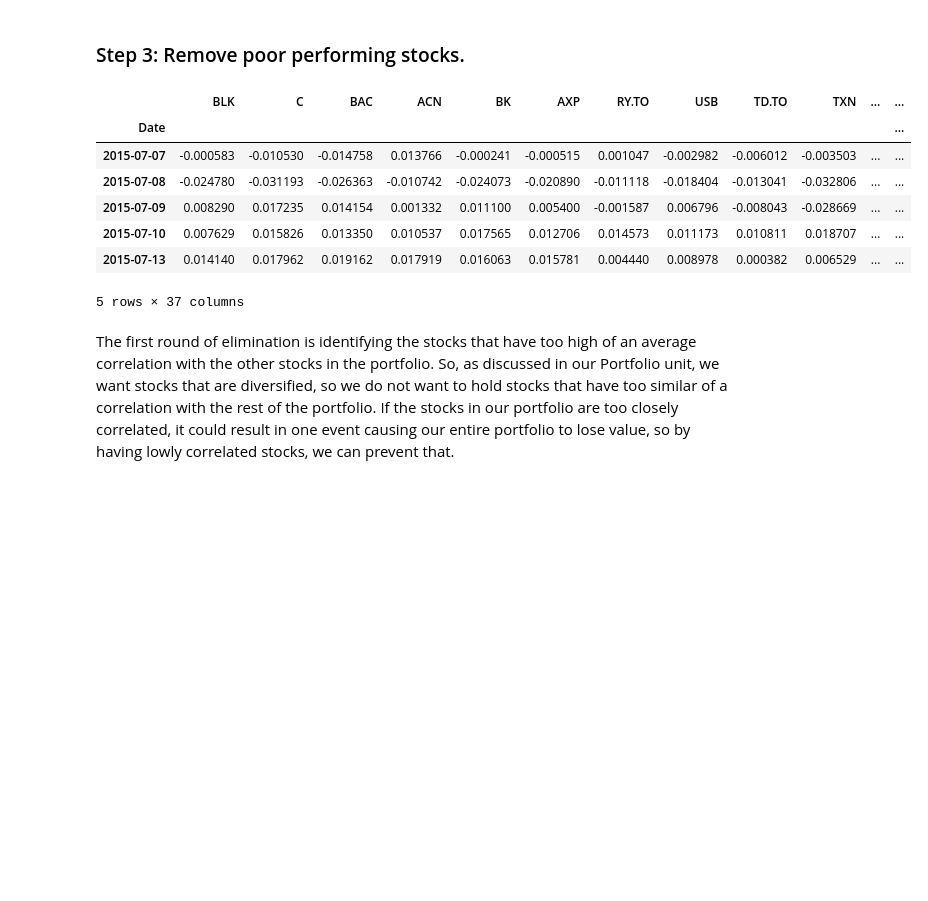
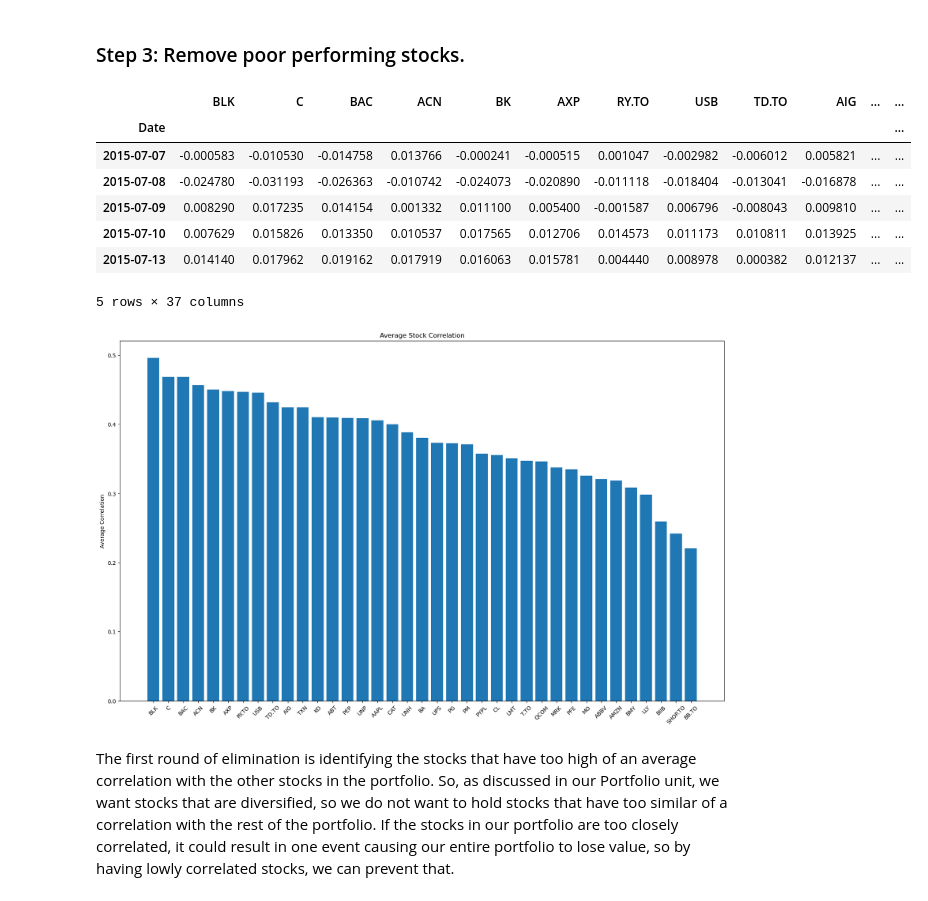
Before and after one commit to JasonLi14/Portfolio-Analyzer, a Jupyter notebook: Team_02_Assignment.ipynb, the cells around one changed output. Cells and saved outputs as stored; diff of their text form; code cells hidden in the pictures; blank space fills up the shorter version.

```diff
--- a/Team_02_Assignment.ipynb
+++ b/Team_02_Assignment.ipynb
@@ -303,6 +303,14 @@ def correlation_filter(prices: pd.DataFrame, max_corr: float):
         avg_corr_df.loc[i, 'Correlation'] = correlations.loc[i].mean()
 
     avg_corr_df = avg_corr_df.sort_values('Correlation', ascending = False)
+
+    fig, ax = plt.subplots()
+    fig.set_size_inches(20, 12)
+    bar_container = ax.bar(avg_corr_df.index, avg_corr_df.Correlation)
+    ax.set(ylabel='Average Correlation', title='Average Stock Correlation')
+
+    ax.set_xticks = avg_corr_df.index
+    ax.set_xticklabels(avg_corr_df.index, rotation=45)
 
     #display(avg_corr_df)
 
@@ -314,41 +322,42 @@ def correlation_filter(prices: pd.DataFrame, max_corr: float):
     while i < len(avg_corr_df.index):
         index = avg_corr_df.index[i]
         tick = corr_list[i]
 
         if avg_corr_df.loc[tick, 'Correlation'] <= max_corr or len(corr_list) - i <= 12:
             tickers.append(tick)
             i += 1
         else:
             print(tick + " was removed since its correlation with other stocks was too high. ("
                   + str(np.round(avg_corr_df.loc[tick, 'Correlation'], 2)) + ")")
             i += 1
     return tickers
 
 
 def convertToPct(df):
     """
     Converts a stock dataframe to percentage changes
     :param df: pd.DataFrame
     :return: pd.DataFrame
     """
     pct_df = df.pct_change(fill_method=None)
     # Drop first row
     pct_df.drop(index=pct_df.index[0], inplace=True)
     return pct_df
 
 stock_pct_change = convertToPct(close_prices)
 stock_pct_change = keep_tickers(stock_pct_change, correlation_filter(stock_pct_change, 0.5))
 
 display(stock_pct_change.head())
 # %% [output]
-|  | BLK | C | BAC | ACN | BK | AXP | RY.TO | USB | TD.TO | TXN | ... | ... |
+|  | BLK | C | BAC | ACN | BK | AXP | RY.TO | USB | TD.TO | AIG | ... | ... |
 | Date |  |  |  |  |  |  |  |  |  |  |  | ... |
-| 2015-07-07 | -0.000583 | -0.010530 | -0.014758 | 0.013766 | -0.000241 | -0.000515 | 0.001047 | -0.002982 | -0.006012 | -0.003503 | ... | ... |
-| 2015-07-08 | -0.024780 | -0.031193 | -0.026363 | -0.010742 | -0.024073 | -0.020890 | -0.011118 | -0.018404 | -0.013041 | -0.032806 | ... | ... |
-| 2015-07-09 | 0.008290 | 0.017235 | 0.014154 | 0.001332 | 0.011100 | 0.005400 | -0.001587 | 0.006796 | -0.008043 | -0.028669 | ... | ... |
-| 2015-07-10 | 0.007629 | 0.015826 | 0.013350 | 0.010537 | 0.017565 | 0.012706 | 0.014573 | 0.011173 | 0.010811 | 0.018707 | ... | ... |
-| 2015-07-13 | 0.014140 | 0.017962 | 0.019162 | 0.017919 | 0.016063 | 0.015781 | 0.004440 | 0.008978 | 0.000382 | 0.006529 | ... | ... |
+| 2015-07-07 | -0.000583 | -0.010530 | -0.014758 | 0.013766 | -0.000241 | -0.000515 | 0.001047 | -0.002982 | -0.006012 | 0.005821 | ... | ... |
+| 2015-07-08 | -0.024780 | -0.031193 | -0.026363 | -0.010742 | -0.024073 | -0.020890 | -0.011118 | -0.018404 | -0.013041 | -0.016878 | ... | ... |
+| 2015-07-09 | 0.008290 | 0.017235 | 0.014154 | 0.001332 | 0.011100 | 0.005400 | -0.001587 | 0.006796 | -0.008043 | 0.009810 | ... | ... |
+| 2015-07-10 | 0.007629 | 0.015826 | 0.013350 | 0.010537 | 0.017565 | 0.012706 | 0.014573 | 0.011173 | 0.010811 | 0.013925 | ... | ... |
+| 2015-07-13 | 0.014140 | 0.017962 | 0.019162 | 0.017919 | 0.016063 | 0.015781 | 0.004440 | 0.008978 | 0.000382 | 0.012137 | ... | ... |
 5 rows × 37 columns
+[figure, added]
 # %% [markdown]
 The first round of elimination is identifying the stocks that have too high of an average correlation with the other stocks in the portfolio. So, as discussed in our Portfolio unit, we want stocks that are diversified, so we do not want to hold stocks that have too similar of a correlation with the rest of the portfolio. If the stocks in our portfolio are too closely correlated, it could result in one event causing our entire portfolio to lose value, so by having lowly correlated stocks, we can prevent that.
 # %%
```
Also changed, not shown: parts of 12 cells of this notebook, 1 other file.
